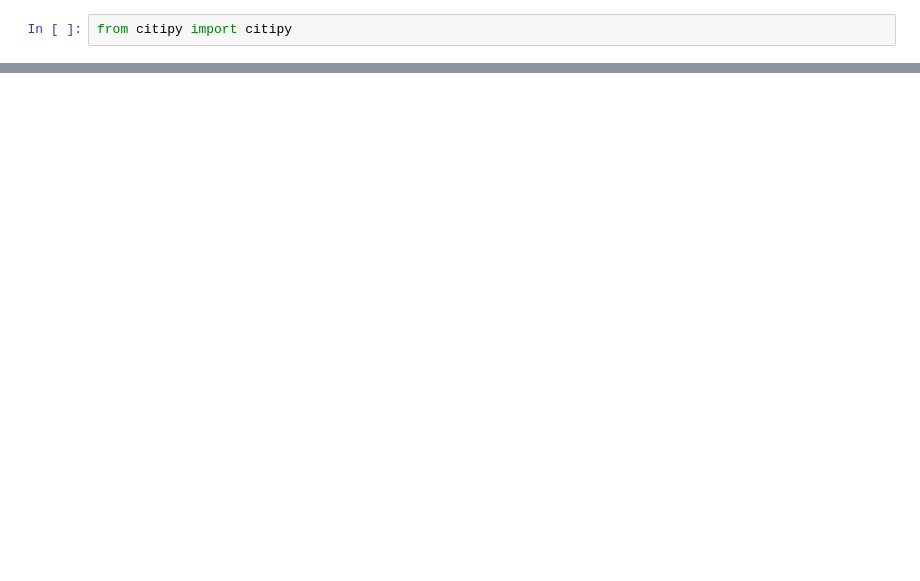
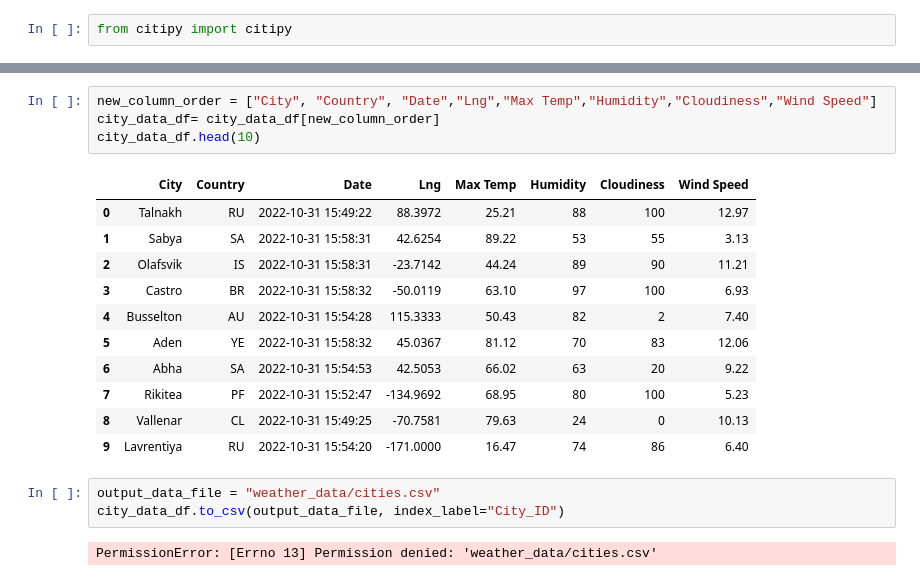
Before and after one commit to Sausana/World_Weather_Analysis, a Jupyter notebook: WeatherPy.ipynb, the cells around one changed output, grey strips where cells are left out. Cells and saved outputs as stored; diff of their text form; blank space fills up the shorter version.

```diff
--- a/WeatherPy.ipynb
+++ b/WeatherPy.ipynb
@@ -49,0 +135,21 @@ IndexError: invalid index to scalar variable.
+# %%
+new_column_order = ["City", "Country", "Date","Lng","Max Temp","Humidity","Cloudiness","Wind Speed"]
+city_data_df= city_data_df[new_column_order]
+city_data_df.head(10)
+# %% [output]
+|  | City | Country | Date | Lng | Max Temp | Humidity | Cloudiness | Wind Speed |
+| 0 | Talnakh | RU | 2022-10-31 15:49:22 | 88.3972 | 25.21 | 88 | 100 | 12.97 |
+| 1 | Sabya | SA | 2022-10-31 15:58:31 | 42.6254 | 89.22 | 53 | 55 | 3.13 |
+| 2 | Olafsvik | IS | 2022-10-31 15:58:31 | -23.7142 | 44.24 | 89 | 90 | 11.21 |
+| 3 | Castro | BR | 2022-10-31 15:58:32 | -50.0119 | 63.10 | 97 | 100 | 6.93 |
+| 4 | Busselton | AU | 2022-10-31 15:54:28 | 115.3333 | 50.43 | 82 | 2 | 7.40 |
+| 5 | Aden | YE | 2022-10-31 15:58:32 | 45.0367 | 81.12 | 70 | 83 | 12.06 |
+| 6 | Abha | SA | 2022-10-31 15:54:53 | 42.5053 | 66.02 | 63 | 20 | 9.22 |
+| 7 | Rikitea | PF | 2022-10-31 15:52:47 | -134.9692 | 68.95 | 80 | 100 | 5.23 |
+| 8 | Vallenar | CL | 2022-10-31 15:49:25 | -70.7581 | 79.63 | 24 | 0 | 10.13 |
+| 9 | Lavrentiya | RU | 2022-10-31 15:54:20 | -171.0000 | 16.47 | 74 | 86 | 6.40 |
+# %%
+output_data_file = "weather_data/cities.csv"
+city_data_df.to_csv(output_data_file, index_label="City_ID")
+# %% [output]
+PermissionError: [Errno 13] Permission denied: 'weather_data/cities.csv'
```
Also changed, not shown: parts of 11 cells of this notebook, 4 other files.
